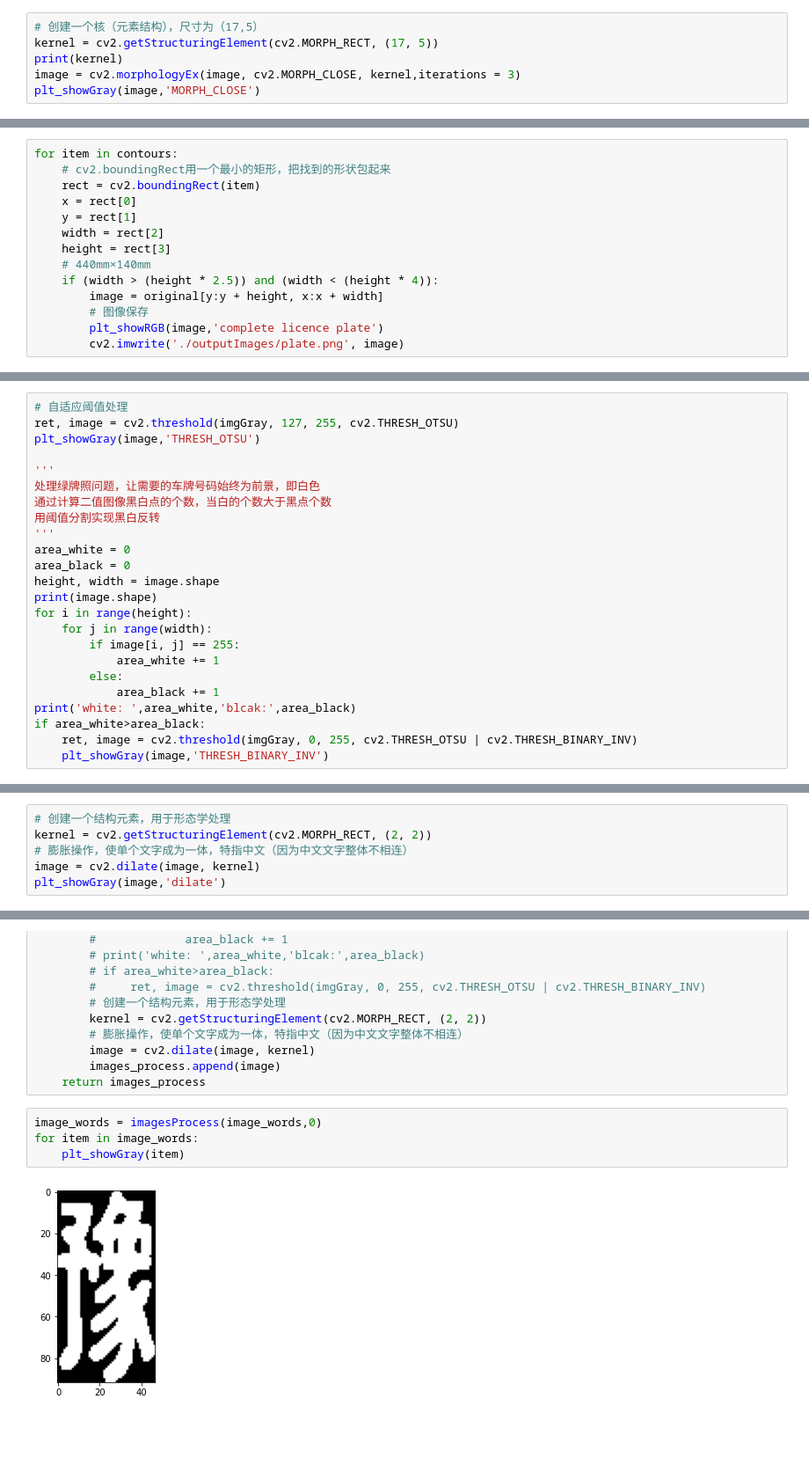
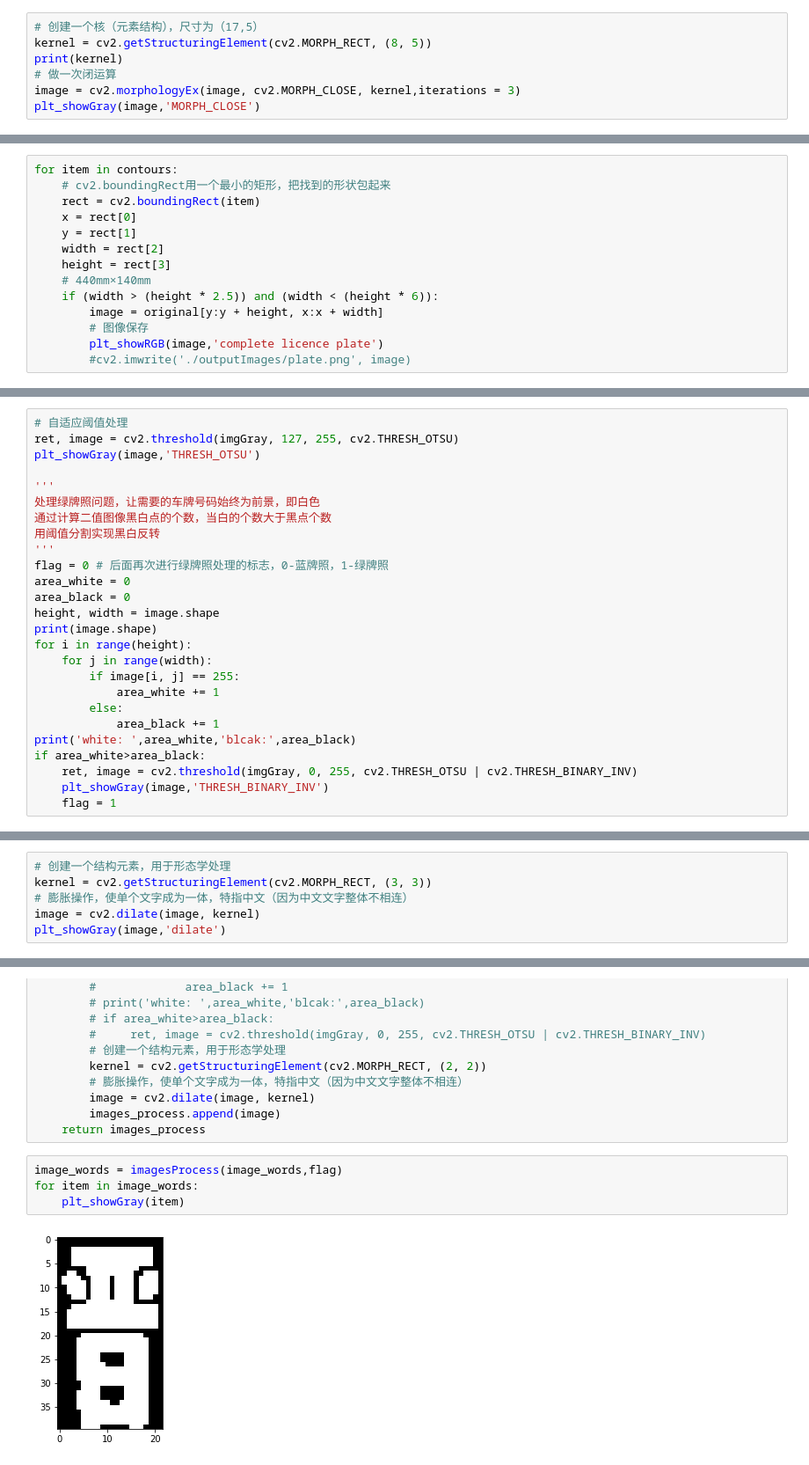
Before and after one commit to jinondo/licence_plate, a Jupyter notebook: completeTest.ipynb, the cells around one changed output, grey strips where cells are left out. Shown: that part at 88% size. Drawn from its saved outputs; the diff is of its cells as text; blank space fills up the shorter version.

```diff
--- a/completeTest.ipynb
+++ b/completeTest.ipynb
@@ -55,7 +67,8 @@ plt_showGray(image,'THRESH_OTSU')
 # %%
 # 创建一个核（元素结构），尺寸为（17,5）
-kernel = cv2.getStructuringElement(cv2.MORPH_RECT, (17, 5))
+kernel = cv2.getStructuringElement(cv2.MORPH_RECT, (8, 5))
 print(kernel)
+# 做一次闭运算
 image = cv2.morphologyEx(image, cv2.MORPH_CLOSE, kernel,iterations = 3)
 plt_showGray(image,'MORPH_CLOSE')
 # %% [output]
@@ -105,9 +118,9 @@ for item in contours:
     width = rect[2]
     height = rect[3]
     # 440mm×140mm
-    if (width > (height * 2.5)) and (width < (height * 4)):
+    if (width > (height * 2.5)) and (width < (height * 6)):
         image = original[y:y + height, x:x + width]
         # 图像保存
         plt_showRGB(image,'complete licence plate')
-        cv2.imwrite('./outputImages/plate.png', image)
+        #cv2.imwrite('./outputImages/plate.png', image)
 # %% [output]
@@ -135,6 +148,7 @@ plt_showGray(image,'THRESH_OTSU')
 通过计算二值图像黑白点的个数，当白的个数大于黑点个数
 用阈值分割实现黑白反转
 '''
+flag = 0 # 后面再次进行绿牌照处理的标志，0-蓝牌照，1-绿牌照
 area_white = 0
 area_black = 0
 height, width = image.shape
@@ -149,4 +163,5 @@ print('white: ',area_white,'blcak:',area_black)
 if area_white>area_black:
     ret, image = cv2.threshold(imgGray, 0, 255, cv2.THRESH_OTSU | cv2.THRESH_BINARY_INV)
     plt_showGray(image,'THRESH_BINARY_INV')
+    flag = 1
 # %% [output]
@@ -156,6 +171,6 @@ white:  14656 blcak: 39013
 # %%
 # 创建一个结构元素，用于形态学处理
-kernel = cv2.getStructuringElement(cv2.MORPH_RECT, (2, 2))
+kernel = cv2.getStructuringElement(cv2.MORPH_RECT, (3, 3))
 # 膨胀操作，使单个文字成为一体，特指中文（因为中文文字整体不相连）
 image = cv2.dilate(image, kernel)
 plt_showGray(image,'dilate')
@@ -245,8 +260,8 @@ def imagesProcess(images,flag):
         images_process.append(image)
     return images_process
 # %%
-image_words = imagesProcess(image_words,0)
+image_words = imagesProcess(image_words,flag)
 for item in image_words:
     plt_showGray(item)
 # %% [output]
-[figure, old version]
+[figure, new version]
```
Also changed, not shown: parts of 17 cells of this notebook, 5 other files.
